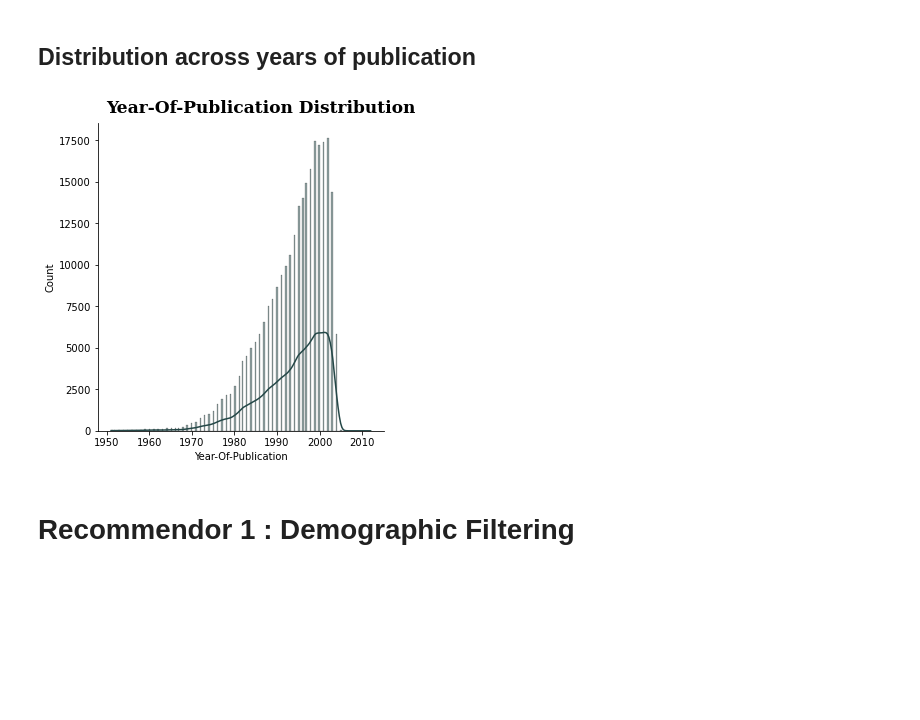
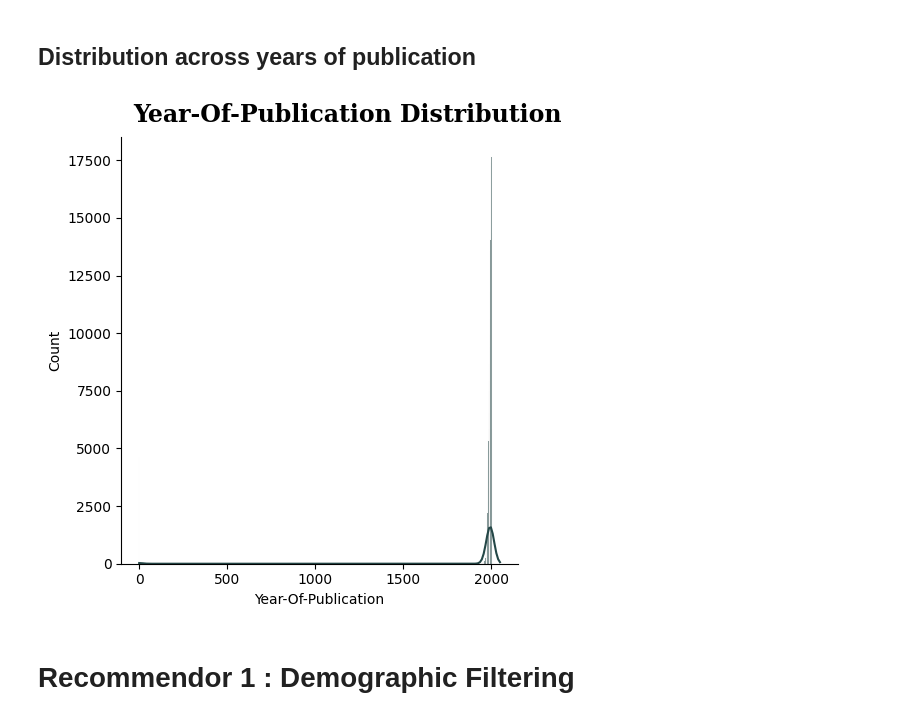
Before and after one commit to ryannemilligan/Unsupervised-Learning-Book-Recommentation, a Jupyter notebook: Book_Recommendation_UL_Ryanne_Milligan.ipynb, the cells around one changed output. Drawn from its saved outputs; the diff is of its cells as text; code cells hidden in the pictures; blank space fills up the shorter version.

```diff
--- a/Book_Recommendation_UL_Ryanne_Milligan.ipynb
+++ b/Book_Recommendation_UL_Ryanne_Milligan.ipynb
@@ -96,6 +98,10 @@ init_notebook_mode(connected=True)
 # Loading Datasets
 # %%
 # Read Datasets(Ratings.csv, Users.csv, Books.csv) provided in the folder.
+
+books = pd.read_csv('Books.csv', low_memory=False)
+users = pd.read_csv('Users.csv')
+ratings = pd.read_csv('Ratings.csv')
 # %% [markdown]
 # Data Exploration
 
@@ -146,3 +157,9 @@ dtypes: object(8)
 memory usage: 16.6+ MB
 # %%
 # Remove 'DK Publishing Inc', 'Gallimard' values from 'Year-Of-Publication' column and convert to int
+
+# remove bad string values
+books = books[~books['Year-Of-Publication'].isin(['DK Publishing Inc', 'Gallimard'])]
+
+# convert to int
+books['Year-Of-Publication'] = books['Year-Of-Publication'].astype(int)
@@ -190,8 +214,10 @@ def plot_distribution(feature, data):
 ## Distribution across years of publication
 # %%
 # Plot graph showing Distribution across year of publication
+
+plot_distribution('Year-Of-Publication', books)
 # %% [output]
-[figure, old version]
+[figure, new version]
 # %% [markdown]
 # Recommendor 1 : Demographic Filtering
 # %% [markdown]
```
Also changed, not shown: parts of 21 cells of this notebook.
